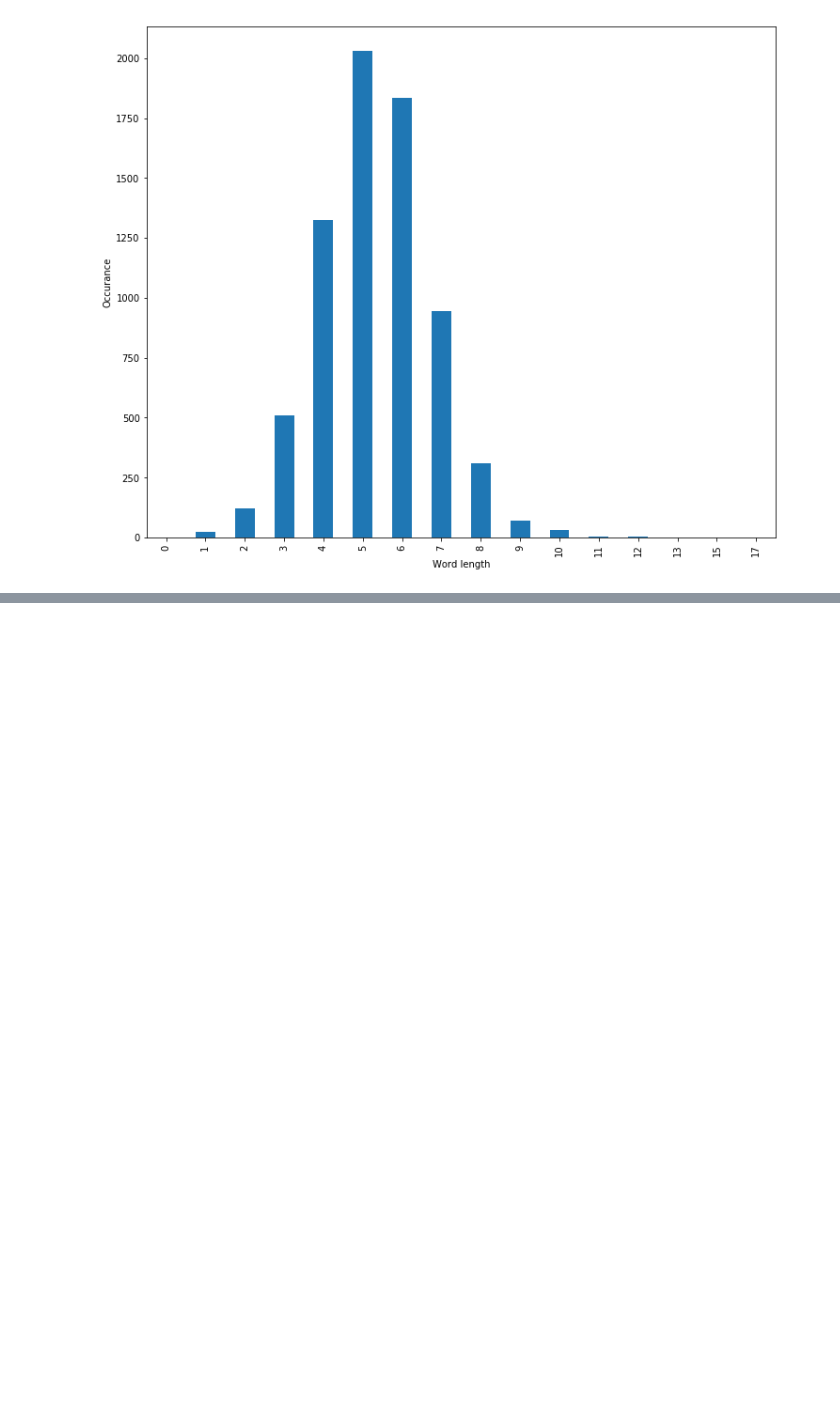
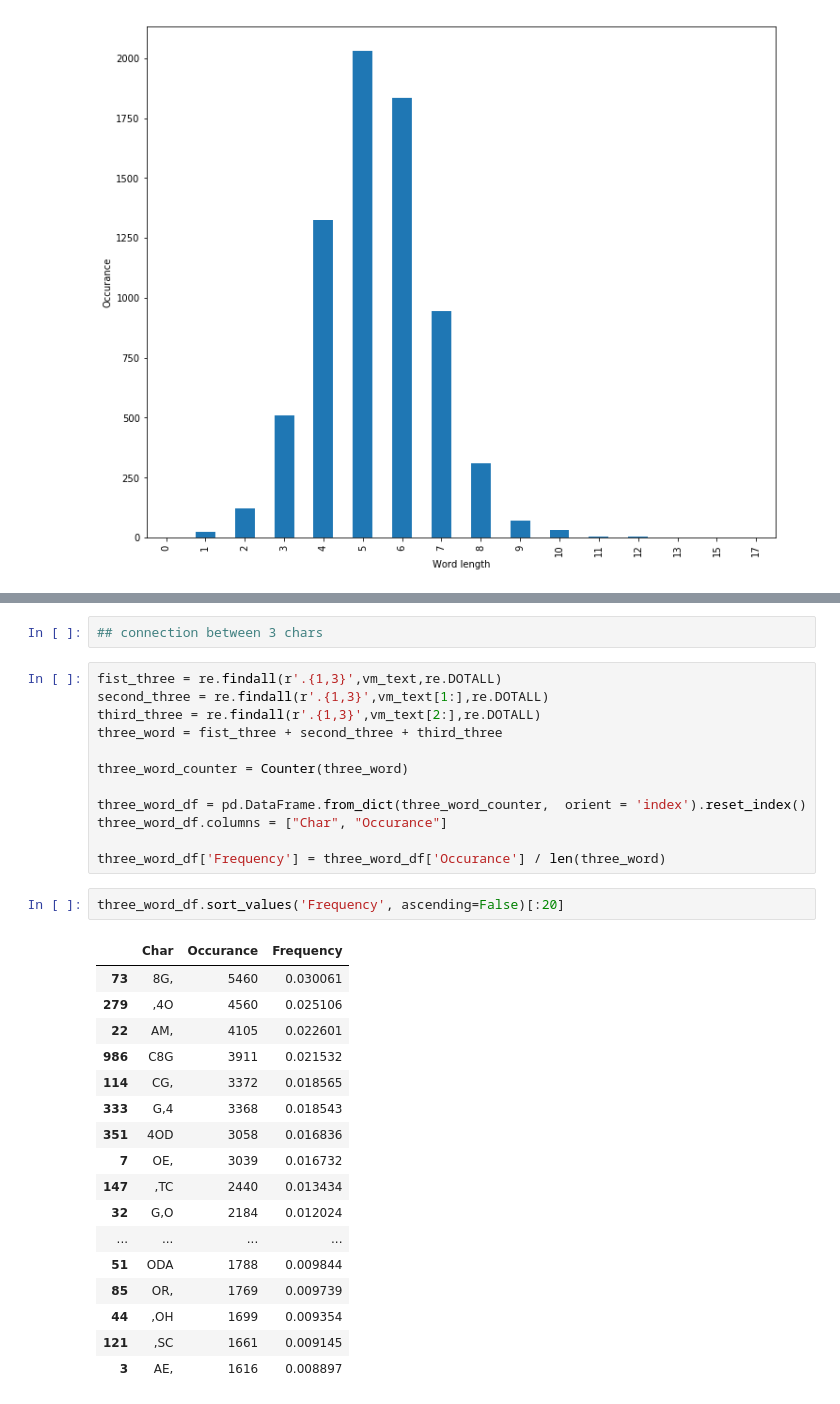
Before and after one commit to smietana/Voynich-generator, a Jupyter notebook: voynich_stat.ipynb, the cells around one changed output, grey strips where cells are left out. Drawn from its saved outputs; the diff is of its cells as text; blank space fills up the shorter version.

```diff
--- a/voynich_stat.ipynb
+++ b/voynich_stat.ipynb
@@ -113,0 +138,34 @@ plt.ylabel('Occurance')
+# %%
+## connection between 3 chars
+# %%
+fist_three = re.findall(r'.{1,3}',vm_text,re.DOTALL)
+second_three = re.findall(r'.{1,3}',vm_text[1:],re.DOTALL)
+third_three = re.findall(r'.{1,3}',vm_text[2:],re.DOTALL)
+three_word = fist_three + second_three + third_three
+
+three_word_counter = Counter(three_word)
+
+three_word_df = pd.DataFrame.from_dict(three_word_counter,  orient = 'index').reset_index()
+three_word_df.columns = ["Char", "Occurance"]
+
+three_word_df['Frequency'] = three_word_df['Occurance'] / len(three_word)
+# %%
+three_word_df.sort_values('Frequency', ascending=False)[:20]
+# %% [output]
+|  | Char | Occurance | Frequency |
+| 73 | 8G, | 5460 | 0.030061 |
+| 279 | ,4O | 4560 | 0.025106 |
+| 22 | AM, | 4105 | 0.022601 |
+| 986 | C8G | 3911 | 0.021532 |
+| 114 | CG, | 3372 | 0.018565 |
+| 333 | G,4 | 3368 | 0.018543 |
+| 351 | 4OD | 3058 | 0.016836 |
+| 7 | OE, | 3039 | 0.016732 |
+| 147 | ,TC | 2440 | 0.013434 |
+| 32 | G,O | 2184 | 0.012024 |
+| ... | ... | ... | ... |
+| 51 | ODA | 1788 | 0.009844 |
+| 85 | OR, | 1769 | 0.009739 |
+| 44 | ,OH | 1699 | 0.009354 |
+| 121 | ,SC | 1661 | 0.009145 |
+| 3 | AE, | 1616 | 0.008897 |
```
Also changed, not shown: parts of 9 cells of this notebook.
